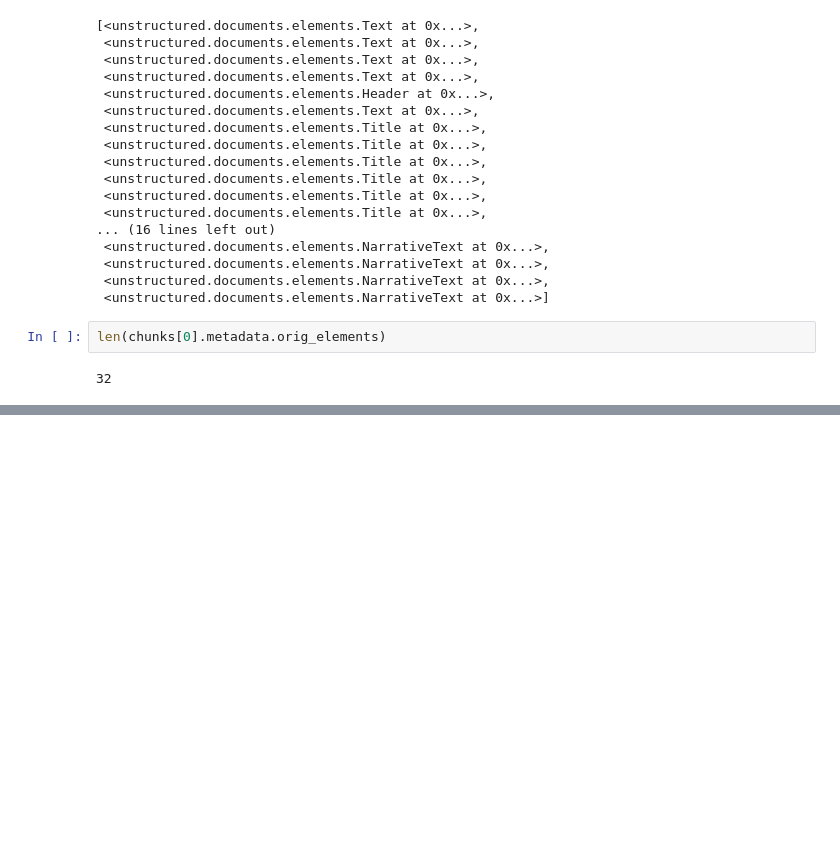
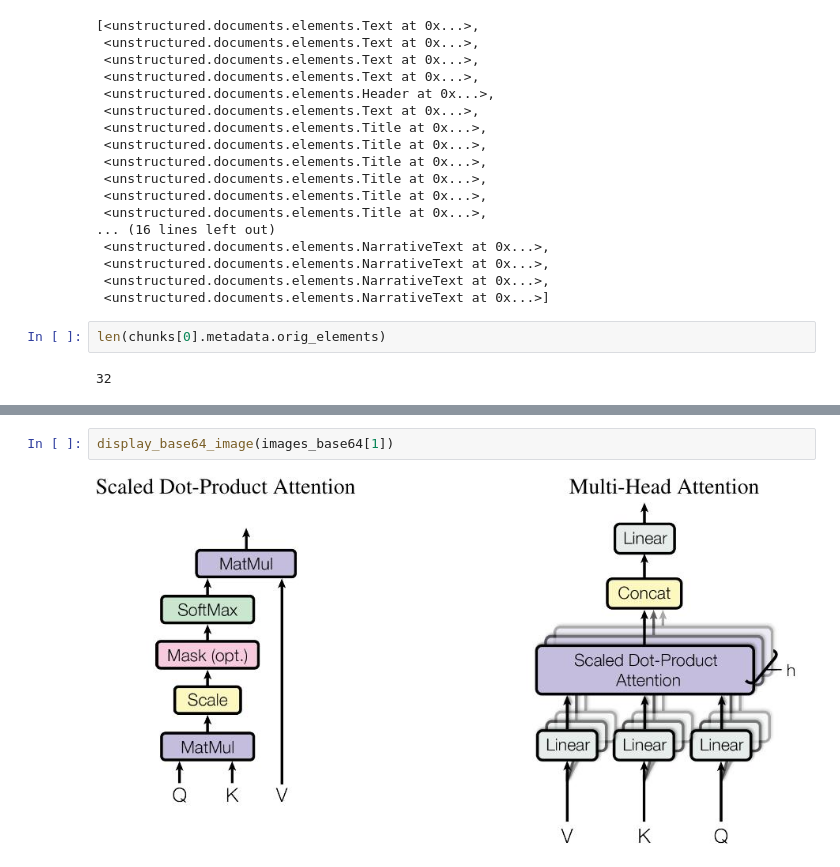
Before and after one commit to DinizMaths/multimodal-rag, a Jupyter notebook: main.ipynb, the cells around one changed output, grey strips where cells are left out. Cells and saved outputs as stored; diff of their text form; blank space fills up the shorter version.

```diff
--- a/main.ipynb
+++ b/main.ipynb
@@ -194,0 +286,4 @@ chunk_images[0].to_dict()
+# %%
+display_base64_image(images_base64[1])
+# %% [output]
+[figure, added]
```
Also changed, not shown: parts of 24 cells of this notebook.
